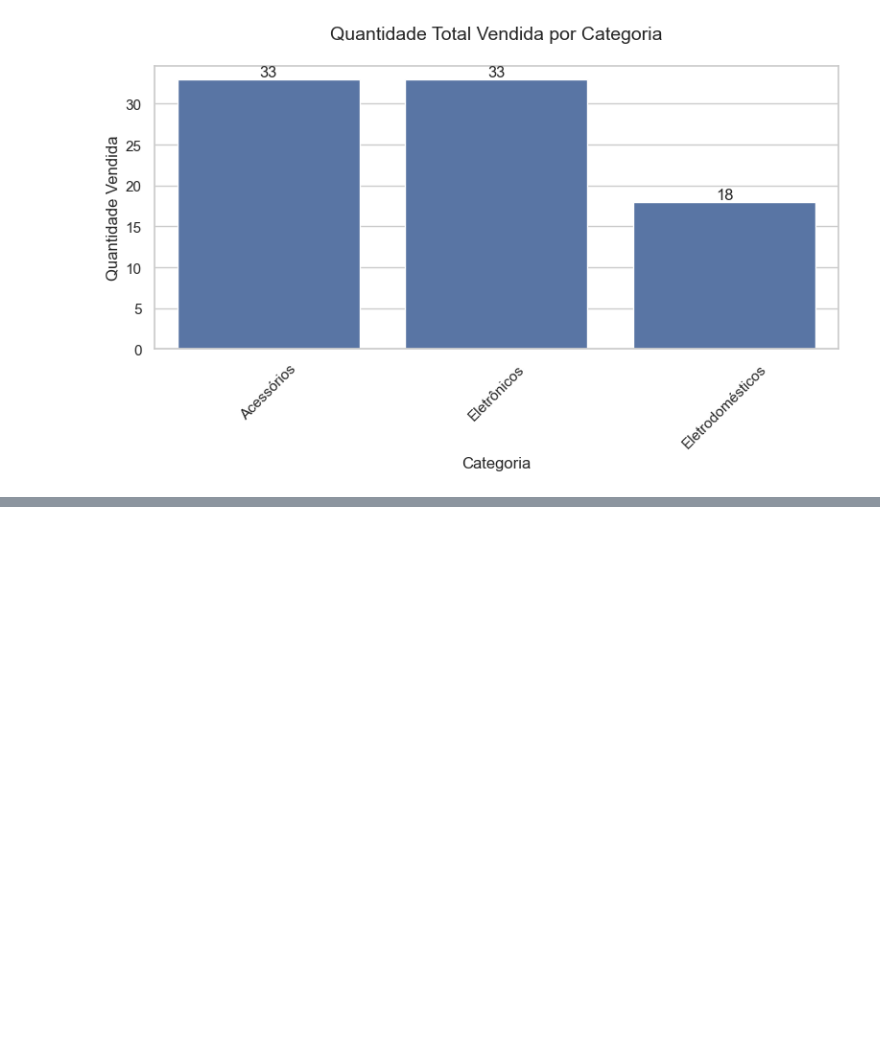
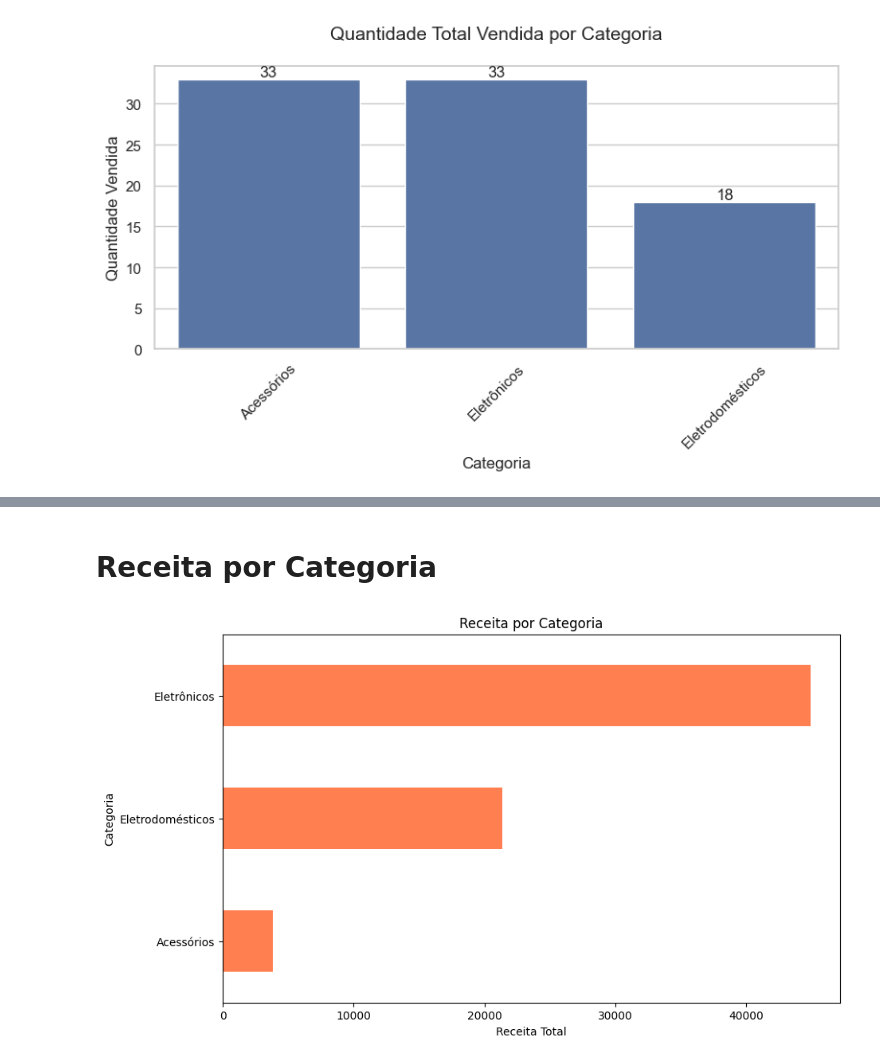
Before and after one commit to RodrygoYamasaki/InsightSales, a Jupyter notebook: notebooks/visualizacao_dados.ipynb, the cells around one changed output, grey strips where cells are left out. Cells and saved outputs as stored; diff of their text form; code cells hidden in the pictures; blank space fills up the shorter version.

```diff
--- a/notebooks/visualizacao_dados.ipynb
+++ b/notebooks/visualizacao_dados.ipynb
@@ -54,0 +81,13 @@ plt.show()
+# %% [markdown]
+# Receita por Categoria
+# %%
+df.groupby("Categoria")["Valor_Total"].sum().sort_values(ascending=False).plot(
+    kind="barh", figsize=(10, 6), color="coral", title="Receita por Categoria"
+)
+
+plt.xlabel("Receita Total")
+plt.ylabel("Categoria")
+plt.gca().invert_yaxis()
+plt.show()
+# %% [output]
+[figure, added]
```
Also changed, not shown: parts of 4 cells of this notebook.
